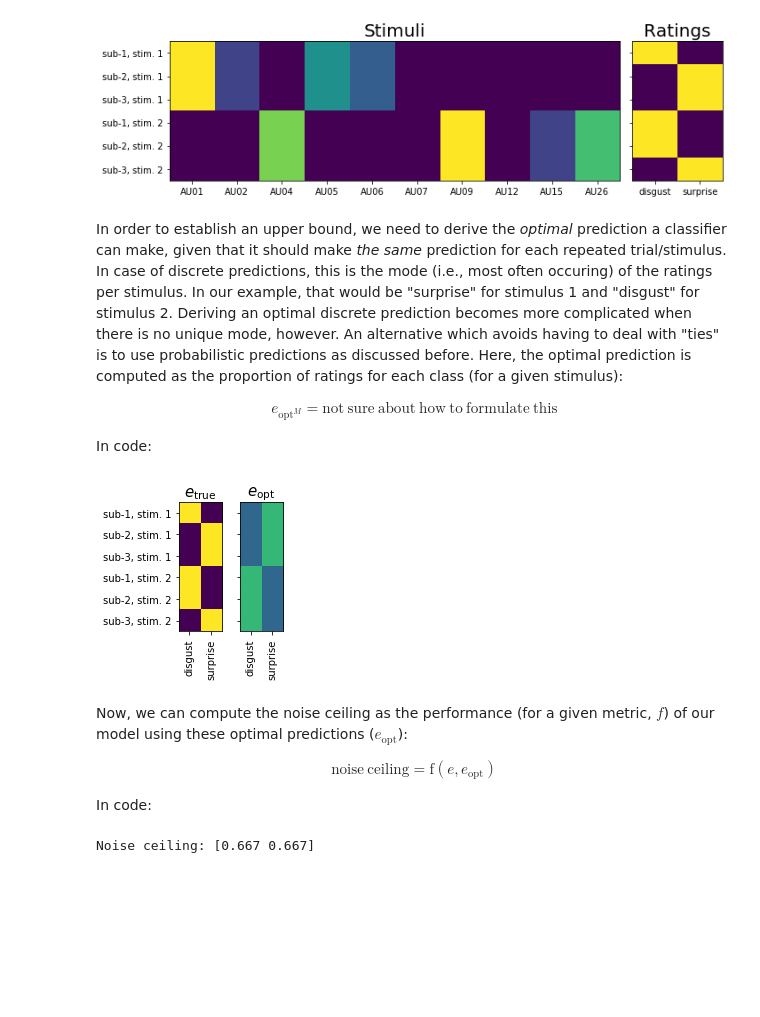
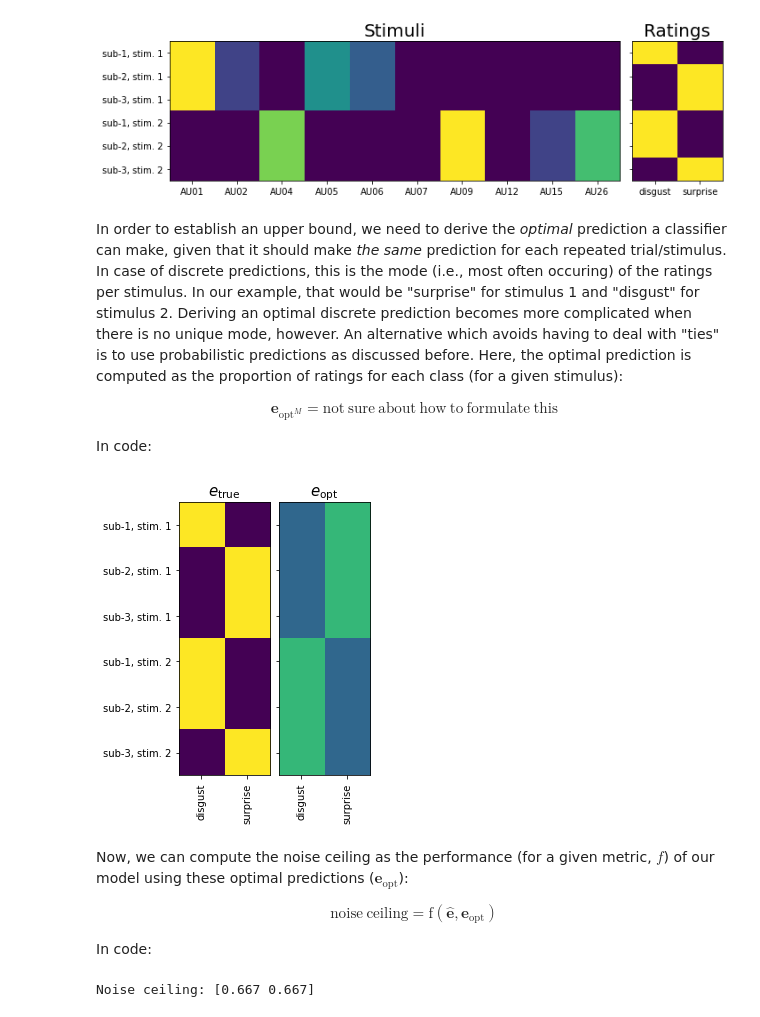
Before and after one commit to lukassnoek/hypothesis-kernel-analysis, a Jupyter notebook: notebooks/theory_kernel_analysis.ipynb, the cells around one changed output. Cells and saved outputs as stored; diff of their text form; code cells hidden in the pictures; blank space fills up the shorter version.

```diff
--- a/notebooks/theory_kernel_analysis.ipynb
+++ b/notebooks/theory_kernel_analysis.ipynb
@@ -375,38 +376,38 @@ fig.tight_layout()
 In order to establish an upper bound, we need to derive the *optimal* prediction a classifier can make, given that it should make *the same* prediction for each repeated trial/stimulus. In case of discrete predictions, this is the mode (i.e., most often occuring) of the ratings per stimulus. In our example, that would be "surprise" for stimulus 1 and "disgust" for stimulus 2. Deriving an optimal discrete prediction becomes more complicated when there is no unique mode, however. An alternative which avoids having to deal with "ties" is to use probabilistic predictions as discussed before. Here, the optimal prediction is computed as the proportion of ratings for each class (for a given stimulus):
 
 \begin{align}
-e_{\mathrm{opt}^{M}} = \mathrm{not\ sure\ about\ how\ to\ formulate\ this}
+\mathbf{e}_{\mathrm{opt}^{M}} = \mathrm{not\ sure\ about\ how\ to\ formulate\ this}
 \end{align}
 
 In code:
 # %%
 e_opt = np.zeros_like(e, dtype=float)
 for t in range(n_trial):
     idx = trial_idx == t
     # Get frequency of each rating
     counts = np.bincount(e[idx, :].argmax(axis=1))
     # Normalize by number of ratings (0-1 scale)
     e_opt[idx, :] = counts / counts.sum()
 
 # And plot it
-fig, axes = plt.subplots(ncols=2, figsize=(3, 3), sharex=True, sharey=True)
+fig, axes = plt.subplots(ncols=2, figsize=(4, 5), sharex=True, sharey=True)
 axes[0].imshow(e, vmin=0, vmax=1)
 axes[0].set_xticks(range(2))
 axes[0].set_xticklabels(['disgust', 'surprise'], rotation=90)
 axes[0].set_yticks(range(n_trial * n_sub))
 axes[0].set_yticklabels(ytk)
 axes[0].set_title(r"$e_{\mathrm{true}}$", fontsize=15)
 axes[1].imshow(e_opt, vmin=0, vmax=1)
 axes[1].set_xticklabels(['disgust', 'surprise'], rotation=90)
 axes[1].set_title(r"$e_{\mathrm{opt}}$", fontsize=15)
 fig.tight_layout()
 # %% [output]
-[figure, old version]
+[figure, new version]
 # %% [markdown]
-Now, we can compute the noise ceiling as the performance (for a given metric, $f$) of our model using these optimal predictions ($e_{\mathrm{opt}}$):
+Now, we can compute the noise ceiling as the performance (for a given metric, $f$) of our model using these optimal predictions ($\mathbf{e}_{\mathrm{opt}}$):
 
 \begin{align}
-\mathrm{noise\ ceiling} = \mathrm{f}(e, e_{\mathrm{opt}})
+\mathrm{noise\ ceiling} = \mathrm{f}(\mathbf{\hat{e}}, \mathbf{e}_{\mathrm{opt}})
 \end{align}
 
 In code:
```
Also changed, not shown: parts of 18 cells of this notebook.
